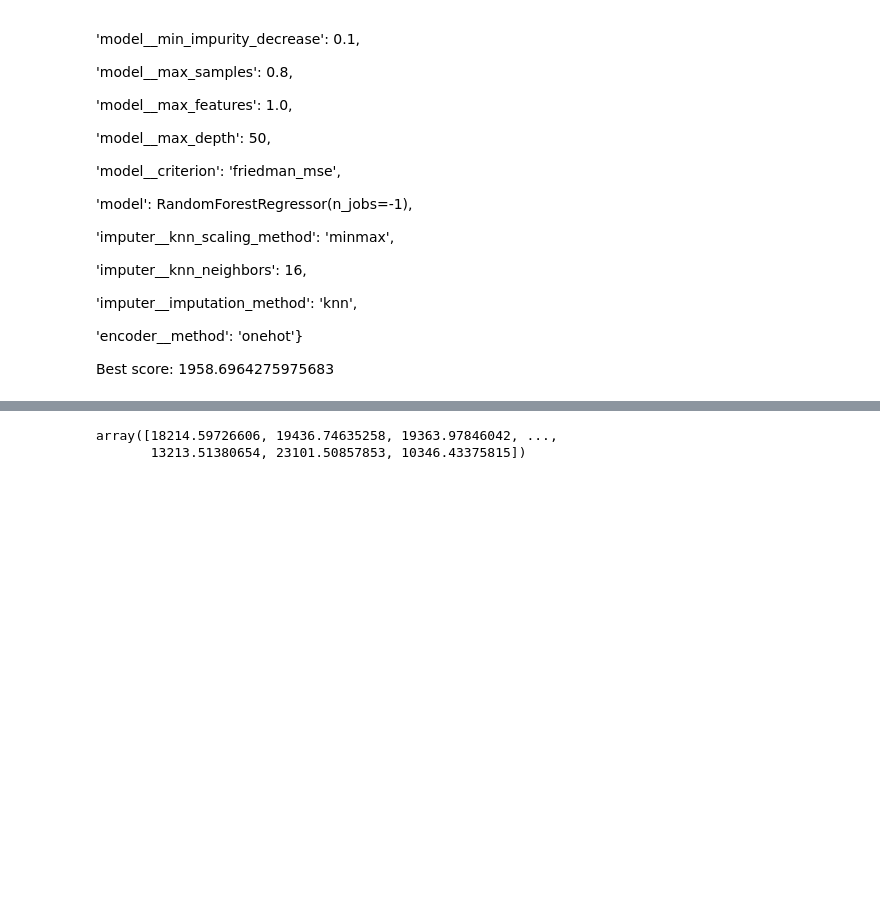
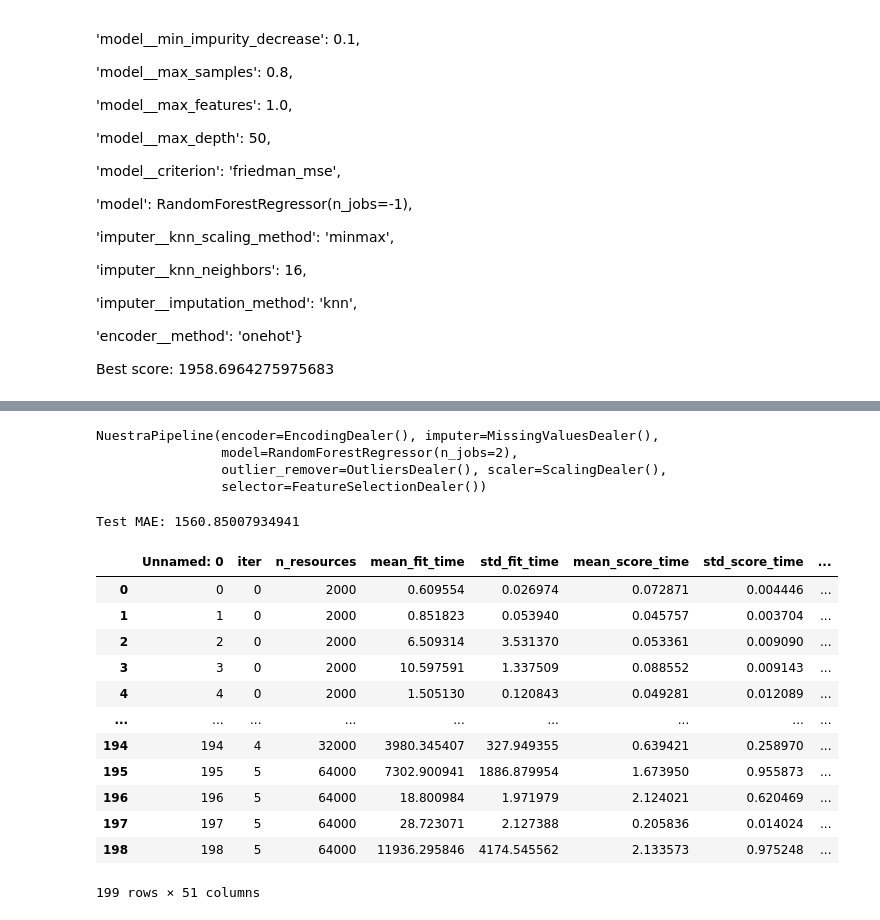
Before and after one commit to andrerangelferreira/ML_Project_Group42, a Jupyter notebook: notebooks_2nd_delivery/1.Models_Lab.ipynb, the cells around one changed output, grey strips where cells are left out. Cells and saved outputs as stored; diff of their text form; code cells hidden in the pictures; blank space fills up the shorter version.

```diff
--- a/notebooks_2nd_delivery/1.Models_Lab.ipynb
+++ b/notebooks_2nd_delivery/1.Models_Lab.ipynb
@@ -511,5 +525,7 @@ best_model = random_search.best_estimator_
 # %%
-best_model.predict(X)
+HRS_run1_model.fit(X_train, y_train)
 # %% [output]
-array([18214.59726606, 19436.74635258, 19363.97846042, ...,
-       13213.51380654, 23101.50857853, 10346.43375815])
+NuestraPipeline(encoder=EncodingDealer(), imputer=MissingValuesDealer(),
+                model=RandomForestRegressor(n_jobs=2),
+                outlier_remover=OutliersDealer(), scaler=ScalingDealer(),
+                selector=FeatureSelectionDealer())
@@ -515,0 +534,23 @@ array([18214.59726606, 19436.74635258, 19363.97846042, ...,
+# %%
+mae = mean_absolute_error(y_test, HRS_run1_predictions)
+print("Test MAE:", mae)
+# %% [output]
+Test MAE: 1560.85007934941
+# %%
+df = pd.read_csv("../data/HRS_2nd_run.csv")
+# %%
+df
+# %% [output]
+|  | Unnamed: 0 | iter | n_resources | mean_fit_time | std_fit_time | mean_score_time | std_score_time | ... |
+| 0 | 0 | 0 | 2000 | 0.609554 | 0.026974 | 0.072871 | 0.004446 | ... |
+| 1 | 1 | 0 | 2000 | 0.851823 | 0.053940 | 0.045757 | 0.003704 | ... |
+| 2 | 2 | 0 | 2000 | 6.509314 | 3.531370 | 0.053361 | 0.009090 | ... |
+| 3 | 3 | 0 | 2000 | 10.597591 | 1.337509 | 0.088552 | 0.009143 | ... |
+| 4 | 4 | 0 | 2000 | 1.505130 | 0.120843 | 0.049281 | 0.012089 | ... |
+| ... | ... | ... | ... | ... | ... | ... | ... | ... |
+| 194 | 194 | 4 | 32000 | 3980.345407 | 327.949355 | 0.639421 | 0.258970 | ... |
+| 195 | 195 | 5 | 64000 | 7302.900941 | 1886.879954 | 1.673950 | 0.955873 | ... |
+| 196 | 196 | 5 | 64000 | 18.800984 | 1.971979 | 2.124021 | 0.620469 | ... |
+| 197 | 197 | 5 | 64000 | 28.723071 | 2.127388 | 0.205836 | 0.014024 | ... |
+| 198 | 198 | 5 | 64000 | 11936.295846 | 4174.545562 | 2.133573 | 0.975248 | ... |
+199 rows × 51 columns
```
Also changed, not shown: parts of 8 cells of this notebook, 2 other files.
